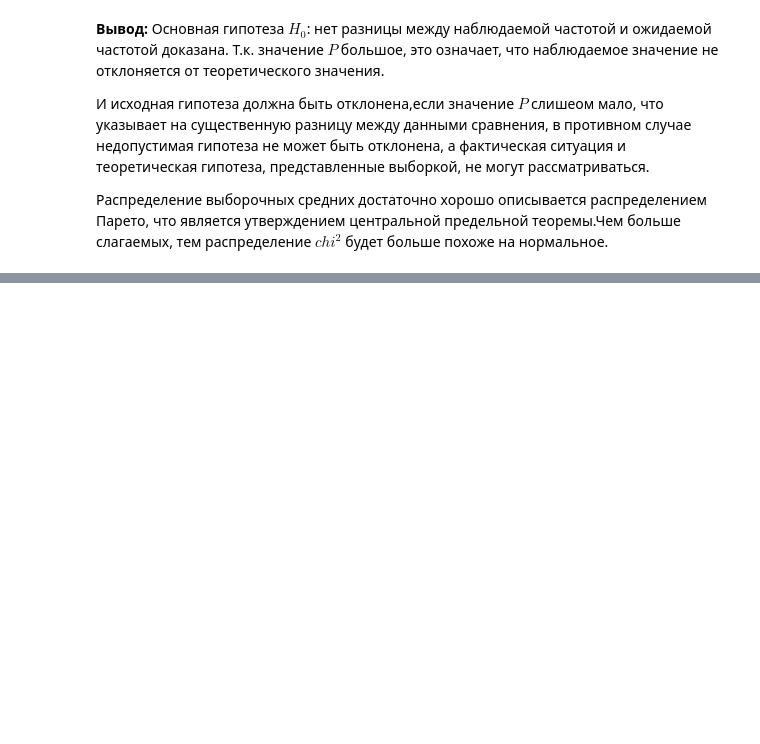
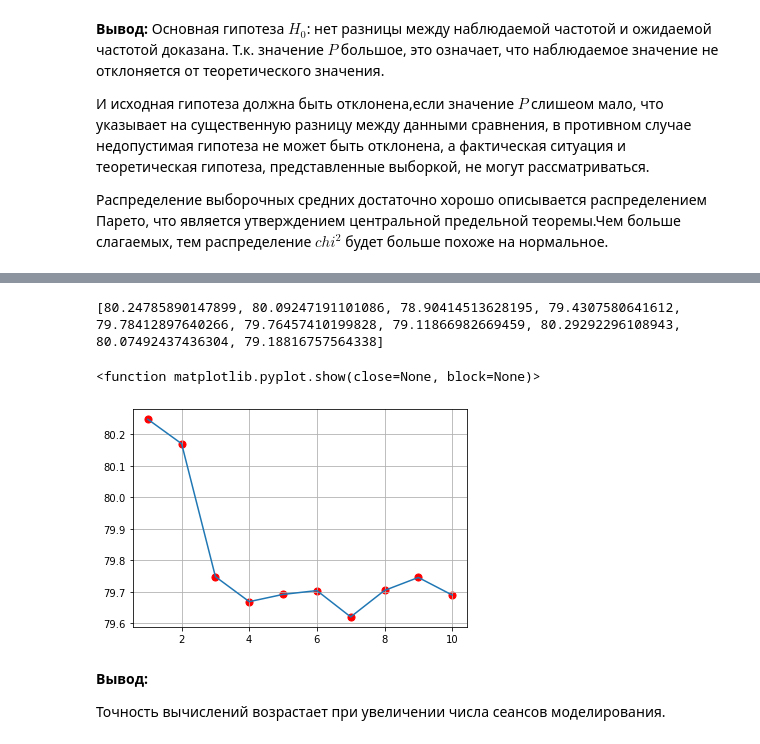
Before and after one commit to Natrofl/intsys_practices, a Jupyter notebook: [MTUCI]_Stats.ipynb, the cells around one changed output, grey strips where cells are left out. Drawn from its saved outputs; the diff is of its cells as text; code cells hidden in the pictures; blank space fills up the shorter version.

```diff
--- a/[MTUCI]_Stats.ipynb
+++ b/[MTUCI]_Stats.ipynb
@@ -352,0 +372,38 @@ S=πr2 – это произведение числа пи на квадрат
+# %%
+import random
+f = lambda x: np.sqrt(25 - x**2)
+# %%
+import scipy.integrate as integrate
+import math
+ar = []
+for i in range(10):
+    x = np.random.normal(loc = -5, scale =5, size = 100)
+    fdu = (integrate.quad(f, -5,5)[0] + random.uniform(0.1, 1)) * 2
+    ar.append(fdu)
+print(ar)
+# %% [output]
+[80.24785890147899, 80.09247191101086, 78.90414513628195, 79.4307580641612, 79.78412897640266, 79.76457410199828, 79.11866982669459, 80.29292296108943, 80.07492437436304, 79.18816757564338]
+# %%
+sAr = []
+c = 1
+total = 0
+for i in range(len(ar)):
+    total = (total + ar[i])
+    sAr.append(total / c)
+    c += 1
+# %%
+x = np.arange(1,11)
+y = np.array(sAr)
+
+
+plt.plot(x, y)
+plt.scatter(x, y, s=50, c="red")
+plt.grid(True)
+plt.show
+# %% [output]
+<function matplotlib.pyplot.show(close=None, block=None)>
+[figure, added]
+# %% [markdown]
+__Вывод:__
+
+Точность вычислений возрастает при увеличении числа сеансов моделирования.
```
Also changed, not shown: parts of 2 cells of this notebook.
